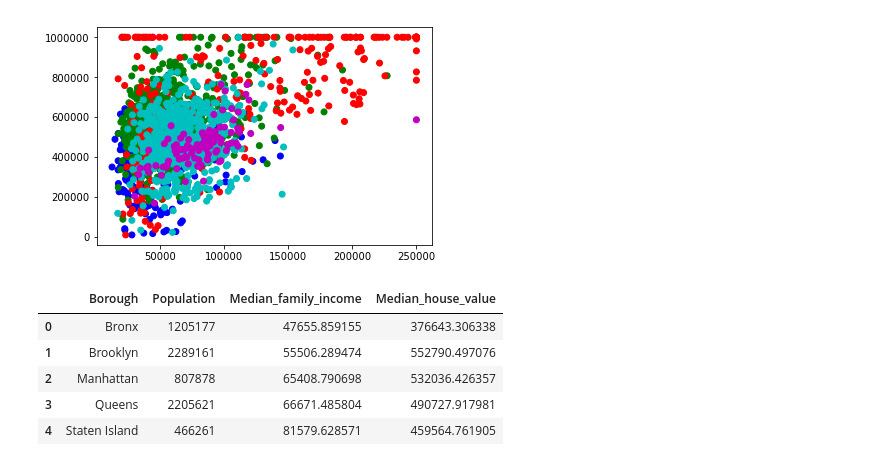
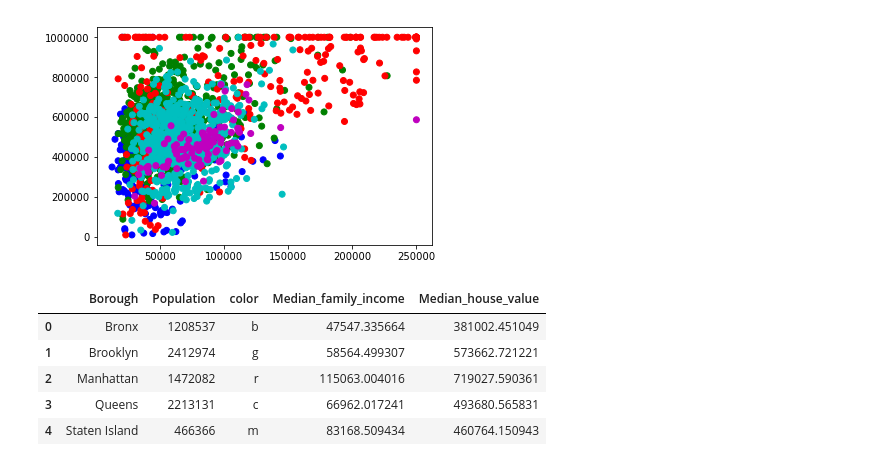
Before and after one commit to picniclin/PUI2017_yl5240, a Jupyter notebook: HW8_yl5240/HW8_yl5240.ipynb, the cells around one changed output. Drawn from its saved outputs; the diff is of its cells as text; code cells hidden in the pictures.

```diff
--- a/HW8_yl5240/HW8_yl5240.ipynb
+++ b/HW8_yl5240/HW8_yl5240.ipynb
@@ -82,14 +82,15 @@ plt.scatter(df1.Median_family_income, df1.Median_house_value, c = df1.color)
 <matplotlib.collections.PathCollection at 0x...>
 [figure]
 # %%
-df4 = pd.concat([df1.groupby(by = 'Borough').sum()['Population'],
-           df1.groupby(by = 'Borough').mean()[['Median_family_income','Median_house_value']]],
-          axis = 1).reset_index()
-df4
+df2 = pd.merge(df1.groupby(by = 'Borough').sum()['Population'].reset_index(),
+           df1.groupby(by = ['Borough','color']).mean()[['Median_family_income',
+                                                       'Median_house_value']].reset_index(),
+          on = 'Borough')
+df2
 # %% [output]
-|  | Borough | Population | Median_family_income | Median_house_value |
-| 0 | Bronx | 1205177 | 47655.859155 | 376643.306338 |
-| 1 | Brooklyn | 2289161 | 55506.289474 | 552790.497076 |
-| 2 | Manhattan | 807878 | 65408.790698 | 532036.426357 |
-| 3 | Queens | 2205621 | 66671.485804 | 490727.917981 |
-| 4 | Staten Island | 466261 | 81579.628571 | 459564.761905 |
+|  | Borough | Population | color | Median_family_income | Median_house_value |
+| 0 | Bronx | 1208537 | b | 47547.335664 | 381002.451049 |
+| 1 | Brooklyn | 2412974 | g | 58564.499307 | 573662.721221 |
+| 2 | Manhattan | 1472082 | r | 115063.004016 | 719027.590361 |
+| 3 | Queens | 2213131 | c | 66962.017241 | 493680.565831 |
+| 4 | Staten Island | 466366 | m | 83168.509434 | 460764.150943 |
```
Also changed, not shown: parts of 5 cells of this notebook.
